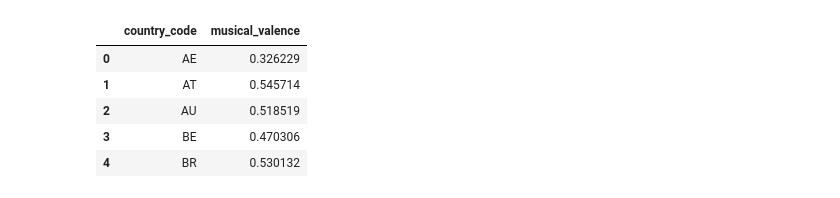
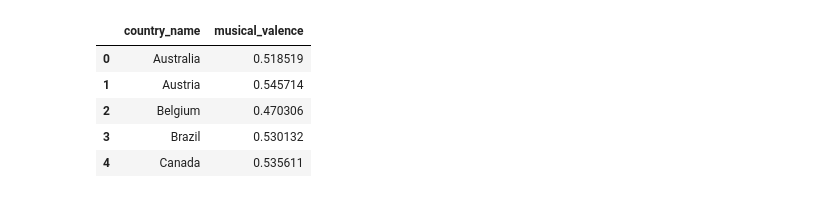
Before and after one commit to Brian-Yeh/musical-map-study, a Jupyter notebook: notebooks/map_visualizations.ipynb, the cells around one changed output. Cells and saved outputs as stored; diff of their text form; code cells hidden in the pictures.

```diff
--- a/notebooks/map_visualizations.ipynb
+++ b/notebooks/map_visualizations.ipynb
@@ -7,10 +8,13 @@ tqdm_notebook.pandas()
 import folium
 START_COORDINATES = [38.841101, -100.991825]
 # %%
-playlists = pd.read_csv('playlists_info.csv')
-song_info = pd.read_csv('data/song_info.txt')
-songs = pd.read_csv('data/songs/songs_2019-3-17_12-31-9.txt')
+playlists = pd.read_csv('../data/playlists_info.csv')
+song_info = pd.read_csv('../data/song_info.txt')
+sentiment_scores = pd.read_csv('../data/sentiment_scores.txt')
+songs = pd.read_csv('../data/songs/songs_2019-3-17_12-31-9.txt')
 # %%
-songs = songs.merge(right=song_info, how='inner', on='song_id')
+songs = songs.merge(right=song_info[['song_id','lyrics', 'lang', 'audio_features']],
+                    how='inner', on='song_id')
 songs = songs[songs['lang'] == 'en']
+songs = songs.merge(right=sentiment_scores, how='inner', on='song_id')
 # %%
@@ -37,0 +40,11 @@ songs.head()
+# %%
+import pycountry
+
+def country_code_to_name(df):
+    return pycountry.countries.get(alpha_2=df['country_code']).name
+
+songs['country_name'] = songs.progress_apply(country_code_to_name, axis=1)
+
+# fix for USA
+songs.loc[songs['country_code'] == 'US', 'country_name'] = 'United States of America'
+songs.head()
@@ -38,15 +59,15 @@ songs.head()
 # %%
-g = songs.groupby('country_code')
+g = songs.groupby('country_name')
 
 g = g.filter(lambda x: len(x) >= 20)
-country_sent = g.groupby(['country_code'])['musical_valence'].mean()
-country_sent = country_sent.to_frame()
-country_sent.reset_index(inplace=True)
-country_sent.head()
+musical_sent = g.groupby(['country_name'])['musical_valence'].mean()
+musical_sent = musical_sent.to_frame()
+musical_sent.reset_index(inplace=True)
+musical_sent.head()
 # %% [output]
-|  | country_code | musical_valence |
-| 0 | AE | 0.326229 |
-| 1 | AT | 0.545714 |
-| 2 | AU | 0.518519 |
-| 3 | BE | 0.470306 |
-| 4 | BR | 0.530132 |
+|  | country_name | musical_valence |
+| 0 | Australia | 0.518519 |
+| 1 | Austria | 0.545714 |
+| 2 | Belgium | 0.470306 |
+| 3 | Brazil | 0.530132 |
+| 4 | Canada | 0.535611 |
```
Also changed, not shown: parts of 13 cells of this notebook, 4 other files.
